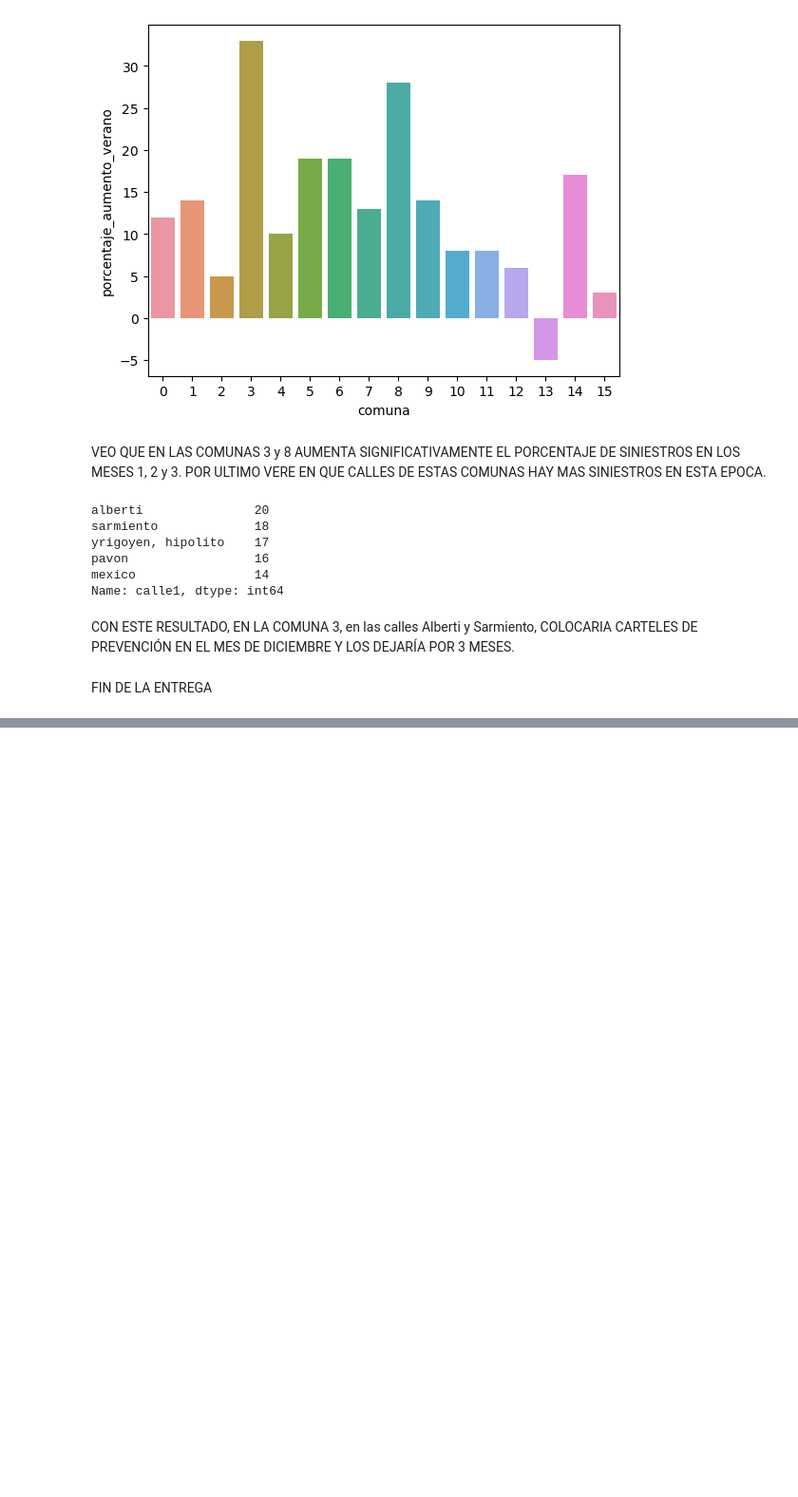
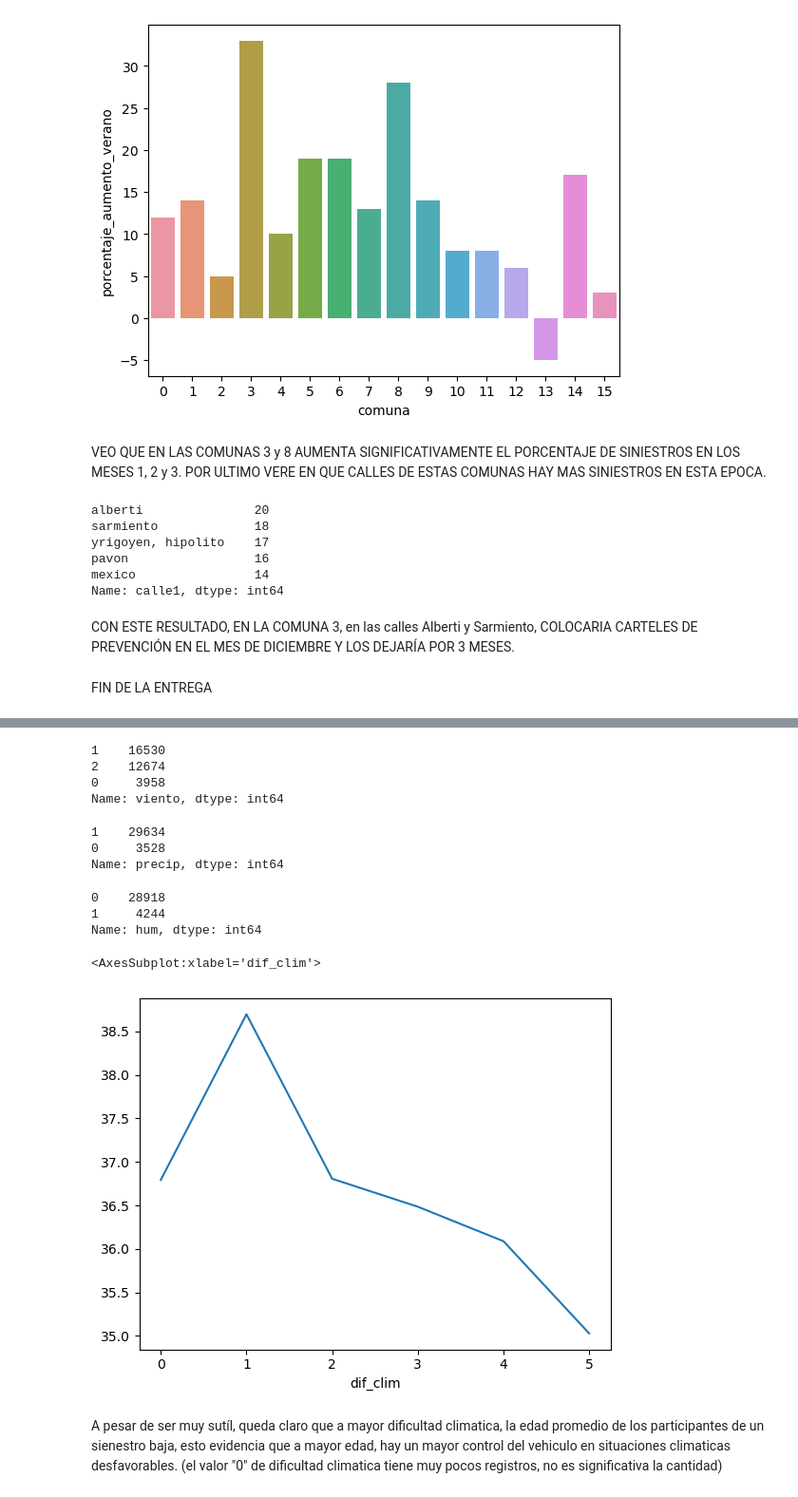
Before and after one commit to joakoracing/TP_CoderHouse, a Jupyter notebook: TP10- OBTENCION DE INSIGHTS/Obtencion_de_insights.ipynb, the cells around one changed output, grey strips where cells are left out. Shown: that part at 95% size. Saved outputs shown, nothing was run; the diff lists cells and outputs as text; code cells hidden in the pictures; blank space fills up the shorter version.

```diff
--- a/TP10- OBTENCION DE INSIGHTS/Obtencion_de_insights.ipynb
+++ b/TP10- OBTENCION DE INSIGHTS/Obtencion_de_insights.ipynb
@@ -577,0 +661,55 @@ FIN DE LA ENTREGA
+# %%
+vmod_mask = (sin_df.loc[(sin_df.viento >= 2.5) & (sin_df.viento <= 6)]).index
+vmin_mask = (sin_df.loc[(sin_df.viento < 2.5)]).index
+vmax_mask = (sin_df.loc[(sin_df.viento > 6)]).index
+
+
+sin_df.loc[vmin_mask, 'viento'] = 0
+sin_df.loc[vmod_mask, 'viento'] = 1
+sin_df.loc[vmax_mask, 'viento'] = 2
+
+sin_df.viento = sin_df.viento.astype(int)
+
+sin_df.viento.value_counts()
+# %% [output]
+1    16530
+2    12674
+0     3958
+Name: viento, dtype: int64
+# %%
+p_mask = (sin_df.loc[(sin_df.precip >= 0.1)]).index
+no_p_mask = (sin_df.loc[(sin_df.precip < 0.1)]).index
+
+sin_df.loc[p_mask, 'precip'] = 0
+sin_df.loc[no_p_mask, 'precip'] = 1
+
+sin_df.precip = sin_df.precip.astype(int)
+
+sin_df.precip.value_counts()
+# %% [output]
+1    29634
+0     3528
+Name: precip, dtype: int64
+# %%
+h_mask = (sin_df.loc[(sin_df.hum >= 88)]).index
+no_h_mask = (sin_df.loc[(sin_df.hum < 88)]).index
+
+sin_df.loc[h_mask, 'hum'] = 1
+sin_df.loc[no_h_mask, 'hum'] = 0
+
+sin_df.hum = sin_df.hum.astype(int)
+
+sin_df.hum.value_counts()
+# %% [output]
+0    28918
+1     4244
+Name: hum, dtype: int64
+# %%
+sin_df['dif_clim'] = sin_df.viento + (2*sin_df.precip) + (sin_df.hum)
+# %%
+sin_df.groupby('dif_clim')['edad'].apply('mean').plot()
+# %% [output]
+<AxesSubplot:xlabel='dif_clim'>
+[figure, added]
+# %% [markdown]
+A pesar de ser muy sutíl, queda claro que a mayor dificultad climatica, la edad promedio de los participantes de un sienestro baja, esto evidencia que a mayor edad, hay un mayor control del vehiculo en situaciones climaticas desfavorables. (el valor "0" de dificultad climatica tiene muy pocos registros, no es significativa la cantidad)
```
Also changed, not shown: parts of 20 cells of this notebook, 41 other files.
